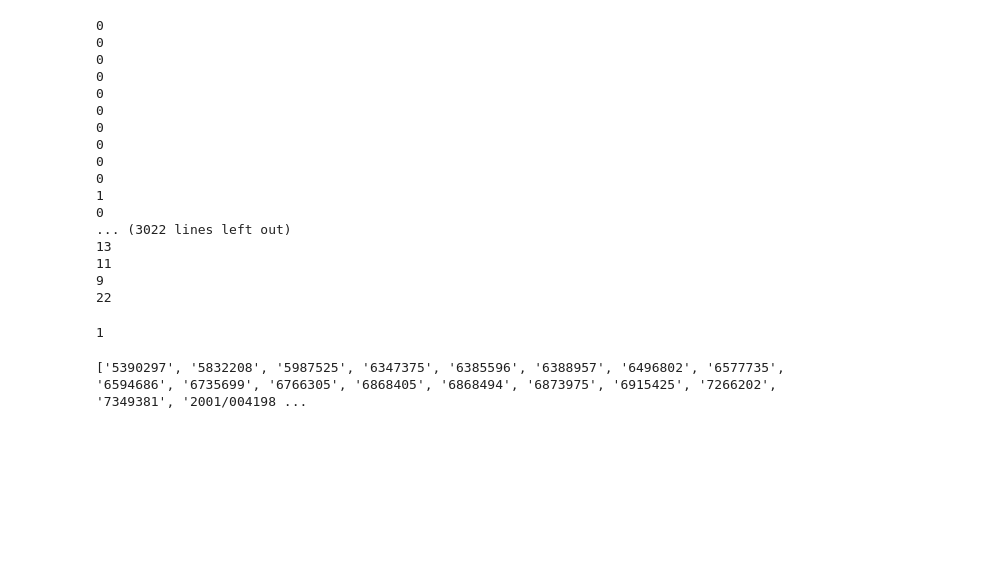
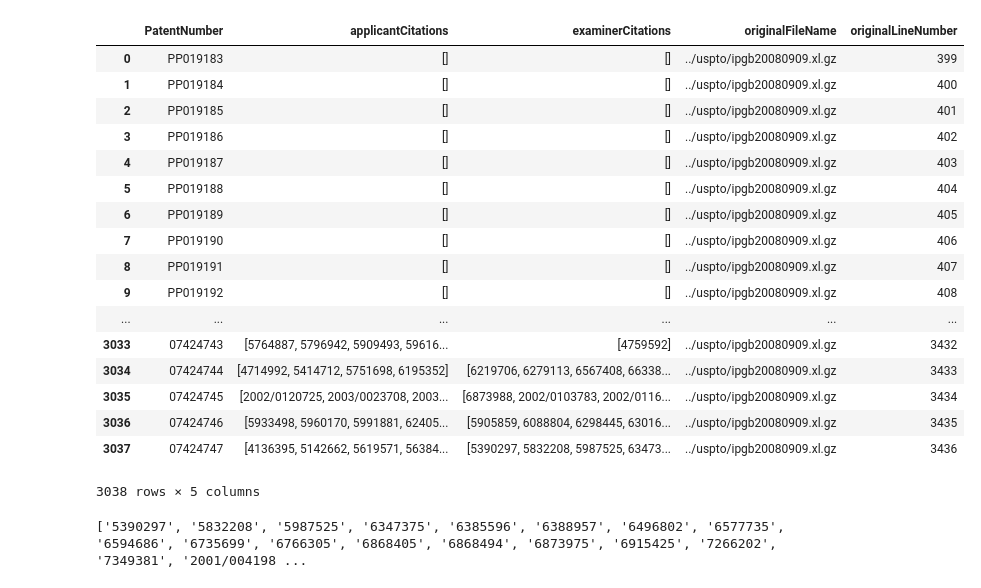
Before and after one commit to alexgittens/XDataUSPTOHackathon, a Jupyter notebook: bibliographic_data_exploration.ipynb, the cells around one changed output. Saved outputs shown, nothing was run; the diff lists cells and outputs as text; code cells hidden in the pictures; blank space fills up the shorter version.

Commit message:
dataframe is now being generated

```diff
--- a/bibliographic_data_exploration.ipynb
+++ b/bibliographic_data_exploration.ipynb
@@ -3,7 +3,7 @@ import lxml.etree as etree
 import pandas as pd
 import gzip
 # %%
-fname = "uspto/ipgb20080909.xl.gz"
+fname = "../uspto/ipgb20080909.xl.gz"
 parser = etree.XMLParser(remove_blank_text=True)
 
 count = 0
@@ -11,6 +11,9 @@ validLineNumbers = []
 numLines = 0
 numDesigns = 0
 citationTypes = []
+
+#TODO: should go over entire dataset (all files) once to determine future size of dataframe, then make it
+# disk backed and populate it with another pass
 
 df = None
 with gzip.open(fname, 'rb') as fin:
@@ -58,34 +61,40 @@ with gzip.open(fname, 'rb') as fin:
                 else:
                     applicantCitations.append(citationDocNum)
 
-        print(len(examinerCitations))
         #add the information to the DataFrame
         if df is None:
-            df = pd.DataFrame({'PatentNumber': [docNumber], 'examinerCitations': [examinerCitations], 'applicantCitations': [applicantCitations]})
+            df = pd.DataFrame({'PatentNumber': [docNumber],
+                               'examinerCitations': [examinerCitations],
+                               'applicantCitations': [applicantCitations],
+                              'originalFileName': fname,
+                              'originalLineNumber': lineNumber}, index=[len(validLineNumbers)-1])
         else:
-            df.append(pd.DataFrame({'PatentNumber': [docNumber], 'examinerCitations': [examinerCitations], 'applicantCitations': [applicantCitations]}))
+            df = df.append(pd.DataFrame({'PatentNumber': [docNumber],
+                                         'examinerCitations': [examinerCitations],
+                                         'applicantCitations': [applicantCitations],
+                                        'originalFileName': fname,
+                                        'originalLineNumber': lineNumber}, index=[len(validLineNumbers)-1]))
-# %% [output]
-0
-0
-0
-0
-0
-0
-0
-0
-0
-0
-1
-0
-... (3022 lines left out)
-13
-11
-9
-22
-# %%
-len(df)
-# %% [output]
-1
+# %%
+df
+# %% [output]
+|  | PatentNumber | applicantCitations | examinerCitations | originalFileName | originalLineNumber |
+| 0 | PP019183 | [] | [] | ../uspto/ipgb20080909.xl.gz | 399 |
+| 1 | PP019184 | [] | [] | ../uspto/ipgb20080909.xl.gz | 400 |
+| 2 | PP019185 | [] | [] | ../uspto/ipgb20080909.xl.gz | 401 |
+| 3 | PP019186 | [] | [] | ../uspto/ipgb20080909.xl.gz | 402 |
+| 4 | PP019187 | [] | [] | ../uspto/ipgb20080909.xl.gz | 403 |
+| 5 | PP019188 | [] | [] | ../uspto/ipgb20080909.xl.gz | 404 |
+| 6 | PP019189 | [] | [] | ../uspto/ipgb20080909.xl.gz | 405 |
+| 7 | PP019190 | [] | [] | ../uspto/ipgb20080909.xl.gz | 406 |
+| 8 | PP019191 | [] | [] | ../uspto/ipgb20080909.xl.gz | 407 |
+| 9 | PP019192 | [] | [] | ../uspto/ipgb20080909.xl.gz | 408 |
+| ... | ... | ... | ... | ... | ... |
+| 3033 | 07424743 | [5764887, 5796942, 5909493, 59616... | [4759592] | ../uspto/ipgb20080909.xl.gz | 3432 |
+| 3034 | 07424744 | [4714992, 5414712, 5751698, 6195352] | [6219706, 6279113, 6567408, 66338... | ../uspto/ipgb20080909.xl.gz | 3433 |
+| 3035 | 07424745 | [2002/0120725, 2003/0023708, 2003... | [6873988, 2002/0103783, 2002/0116... | ../uspto/ipgb20080909.xl.gz | 3434 |
+| 3036 | 07424746 | [5933498, 5960170, 5991881, 62405... | [5905859, 6088804, 6298445, 63016... | ../uspto/ipgb20080909.xl.gz | 3435 |
+| 3037 | 07424747 | [4136395, 5142662, 5619571, 56384... | [5390297, 5832208, 5987525, 63473... | ../uspto/ipgb20080909.xl.gz | 3436 |
+3038 rows × 5 columns
 # %%
 document = root.getchildren()[0]
 fields = []
```
